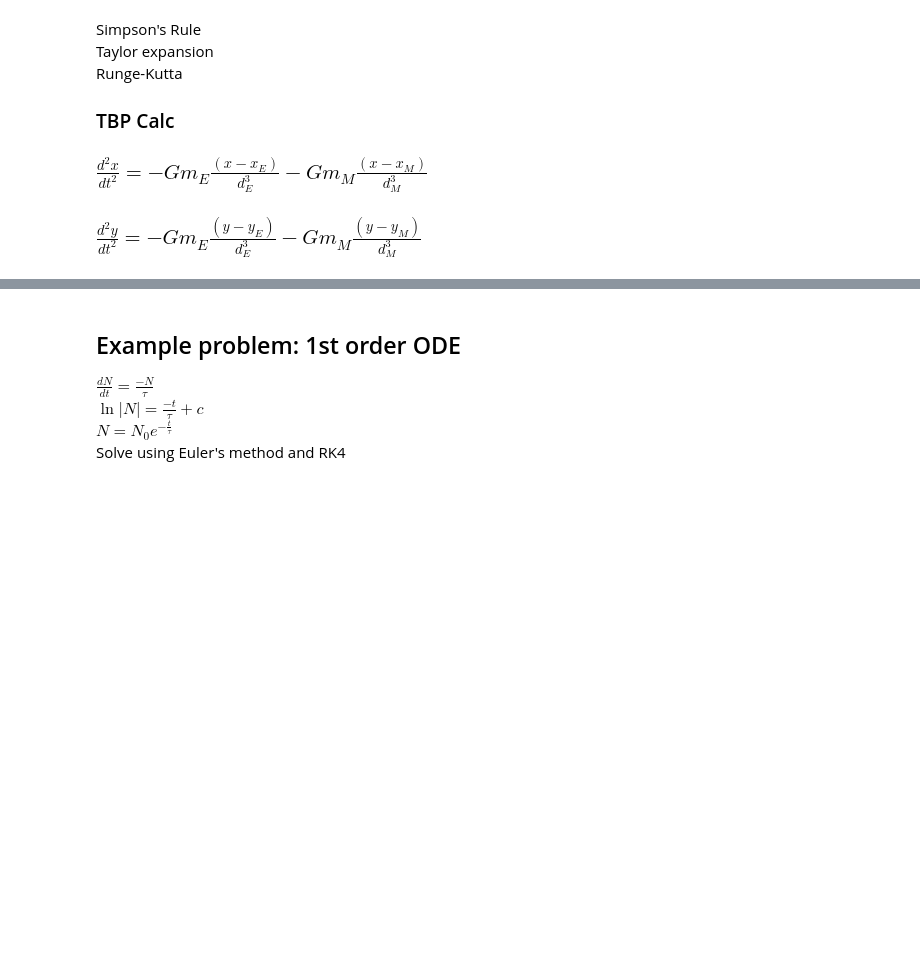
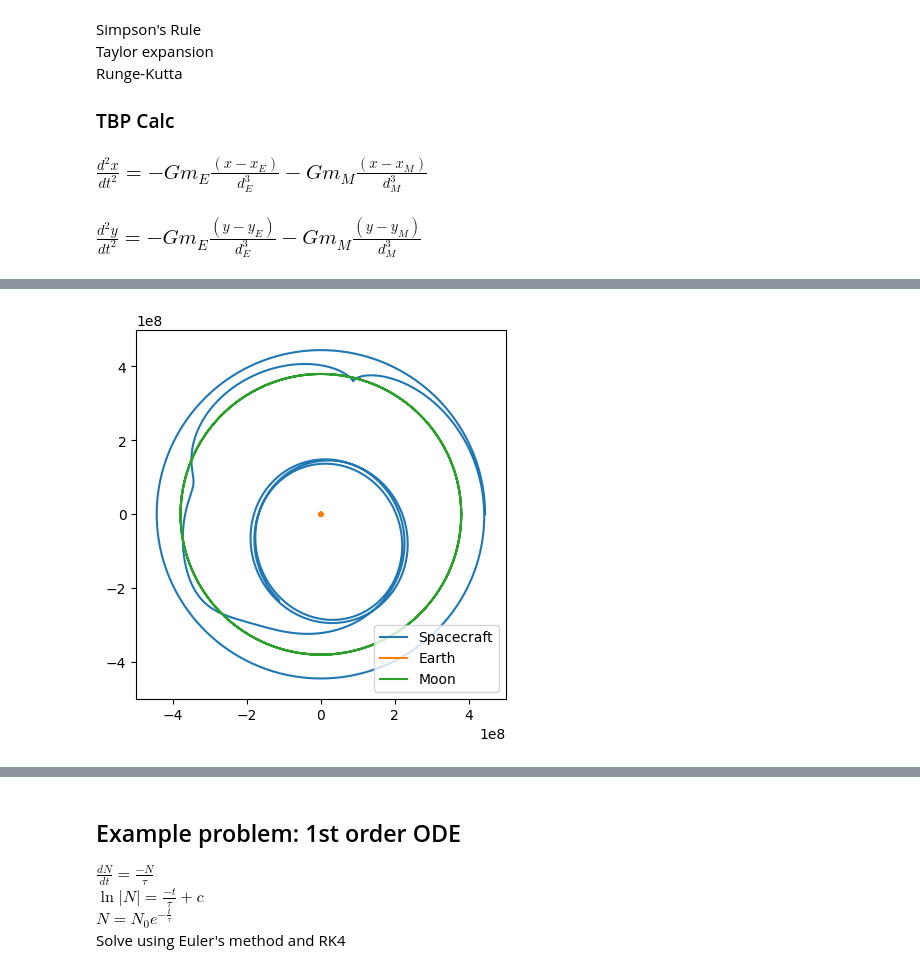
Before and after one commit to HalconDorado/CPr-3BodyProblem, a Jupyter notebook: test zone.ipynb, the cells around one changed output, grey strips where cells are left out. Drawn from its saved outputs; the diff is of its cells as text; code cells hidden in the pictures; blank space fills up the shorter version.

```diff
--- a/test zone.ipynb
+++ b/test zone.ipynb
@@ -342,0 +226,97 @@ error distance: 181825871.35806268 m
+# %%
+'''
+def ODE1(x, y, t):
+    xE, yE = Epos(t)[0], Epos(t)[1]
+    xM, yM = Epos(t)[0], Epos(t)[1]
+    dE = np.sqrt((x - xE)**2 + (y - yE)**2)
+    dM =
+    output = -G0*Me* (x - )
+'''
+
+
+def RK4ODEsolve3BP(t_0, t_f, dt): #t_0: time initial [seconds], t_f: time final [seconds], dt: time step
+    global Spos, Svel
+    steps = int((t_f - t_0) / dt)
+    tList = np.linspace(t_0, t_f, steps + 1)
+    SposList = np.zeros((steps + 1, 2))
+    EposList = np.zeros((steps + 1, 2))
+    MposList = np.zeros((steps + 1, 2))
+    def d2t_r(time, x, y):
+        Epos = calcEpos(time)
+        Mpos = calcMpos(time)
+        dE = np.sqrt((x - Epos[0])**2 + (y - Epos[1])**2)
+        dM = np.sqrt((x - Mpos[0])**2 + (y - Mpos[1])**2)
+        x2 = -G0*mE*(x - Epos[0])/dE**3 -G0*mM*(x -Mpos[0])/dM**3
+        y2 = -G0*mE*(y - Epos[1])/dE**3 -G0*mM*(y -Mpos[1])/dM**3
+        Sacc = np.array([x2,y2])
+        return Sacc
+    t = t_0
+    SposList[0] = Spos
+    EposList[0] = calcEpos(t_0)
+    MposList[0] = calcMpos(t_0)
+    for i in range(steps):
+        w0 = d2t_r(t, *Spos)
+        u1 = Spos + dt * Svel / 2 #u, v, w denote position, velocity, and acceleration (respectively) of test points
+        v1 = Svel + dt * w0 / 2
+        w1 = d2t_r(t + dt/2, *u1)
+        u2 = Spos + dt * v1 / 2
+        v2 = Svel + dt * w1 / 2
+        w2 = d2t_r(t + dt/2, *u2)
+        u3 = Spos + dt * v2
+        v3 = Svel + dt * w2
+        w3 = d2t_r(t + dt, *u3)
+        if i% (int(steps/10)) == 0:
+            n = round(i / steps, 2) * 100
+            printAlligned('{}%'.format(n), Spos,'m')
+            printAlligned('{}%'.format(n), Svel,'m s^-1')
+        Spos = Spos + dt * (Svel + 2*v1 + 2*v2 + v3) / 6
+        Svel = Svel + dt * (w0 + 2*w1 + 2*w2 + w3) / 6
+        t = tList[i+1]
+        SposList[i+1] = Spos
+        EposList[i+1] = calcEpos(t)
+        MposList[i+1] = calcMpos(t)
+    errorVector = SposList[-1] - SposList[0]
+    errorDist = np.sqrt(errorVector[0]**2 + errorVector[1]**2)
+    print('error vector:   {} m'.format(errorVector))
+    print('error distance: {} m'.format(errorDist))
+
+    SposList = np.transpose(SposList)
+    EposList = np.transpose(EposList)
+    MposList = np.transpose(MposList)
+    return SposList, MposList, EposList, tList
+initialize('zeros')
+
+def plot(data=None,label='',mode='plot', plotLims=[-5e8,5e8,-5e8,5e8]):
+    global ax
+    match mode:
+        case 'plot':
+            ax.plot(*data, label=label)
+        case 'axes':
+            ax = plt.figure().add_subplot()
+            plotLims = ax.axis(plotLims)
+            ax.set_aspect('equal',adjustable='box')
+            print(plotLims)
+        case 'show':
+            ax.legend()
+            plt.show()
+
+
+dr = d*(mM/3/mE)**(1/3) *0.972686
+l2 = d + d*(mM/3/mE)**(1/3) *0.972686
+#l2 = d + d*(mM/3/mE)**(1/3) *0.96
+
+l2vel = 2*np.pi * l2 / P
+
+initialize('fillVectors',inSpos=[l2,0],inSvel=[0, l2vel])
+SposList, MposList, EposList, tList = RK4ODEsolve3BP(0, 3*P, 80)
+plot(mode='axes')
+plot(data=SposList,label='Spacecraft')
+plot(data=EposList,label='Earth')
+plot(data=MposList,label='Moon')
+plot(mode='show')
+SLunCoordPos = SposList - MposList
+ELunCoordPos = EposList - MposList
+plot(mode='axes',plotLims=[-1e8,1e8,-1e8,1e8])
+plot(data=SLunCoordPos, label='Spacecraft')
+plot(mode='show')
+# %% [output]
@@ -342,0 +340 @@ error distance: 181825871.35806268 m
+[figure, added]
```
Also changed, not shown: parts of 4 cells of this notebook.
